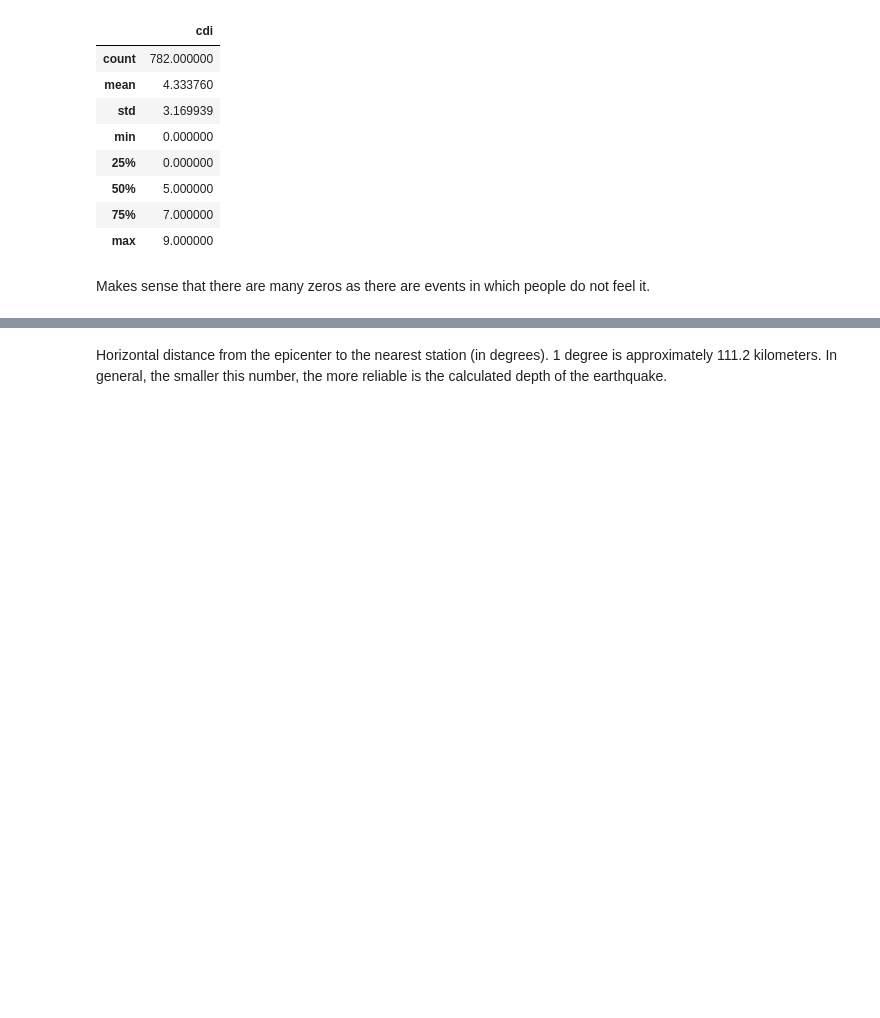
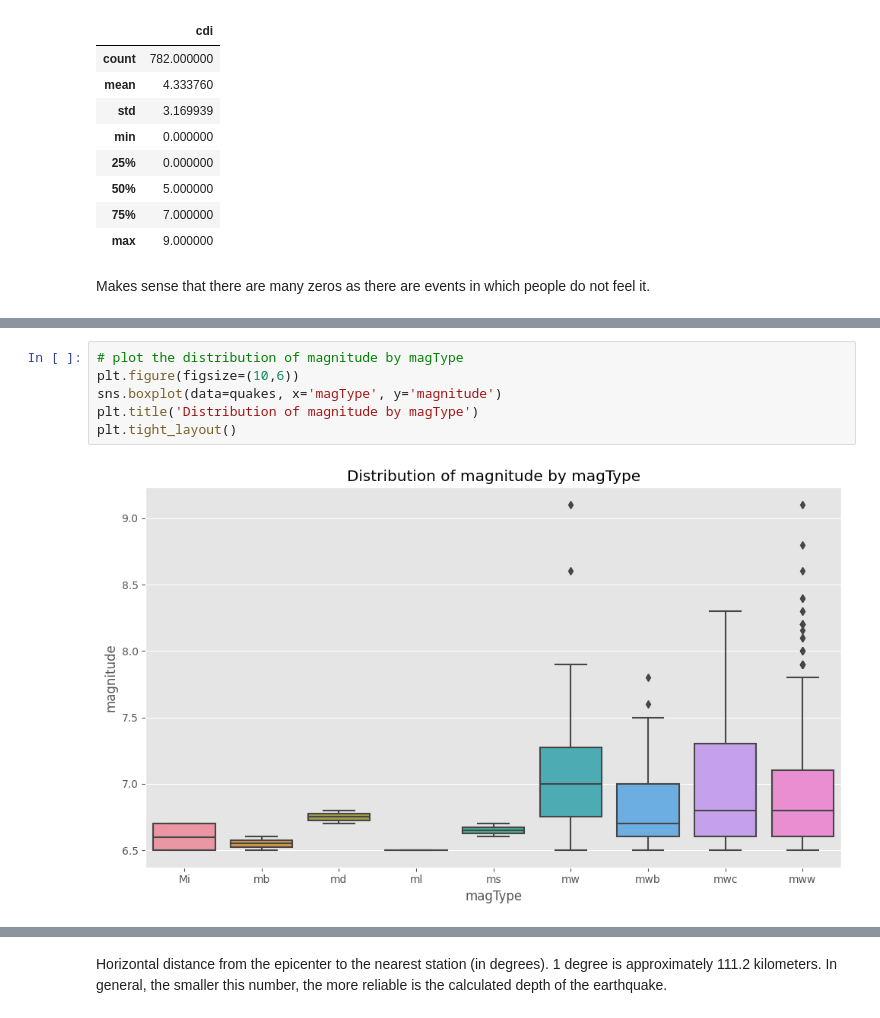
Before and after one commit to LuisMongeB/Earthquake-Alert-Prediction, a Jupyter notebook: eda.ipynb, the cells around one changed output, grey strips where cells are left out. Cells and saved outputs as stored; diff of their text form; blank space fills up the shorter version.

```diff
--- a/eda.ipynb
+++ b/eda.ipynb
@@ -372,0 +404,8 @@ Makes sense that there are many zeros as there are events in which people do not
+# %%
+# plot the distribution of magnitude by magType
+plt.figure(figsize=(10,6))
+sns.boxplot(data=quakes, x='magType', y='magnitude')
+plt.title('Distribution of magnitude by magType')
+plt.tight_layout()
+# %% [output]
+[figure, added]
```
Also changed, not shown: parts of 44 cells of this notebook.
